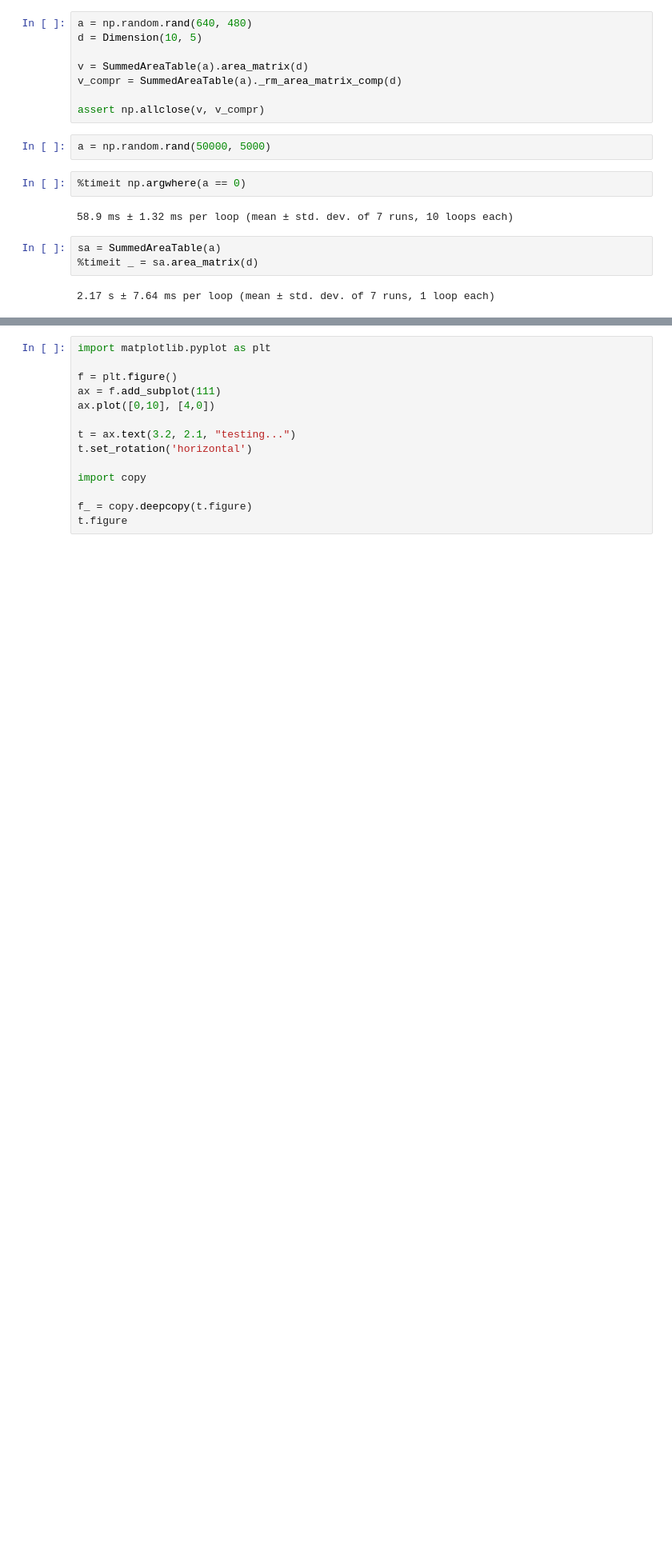
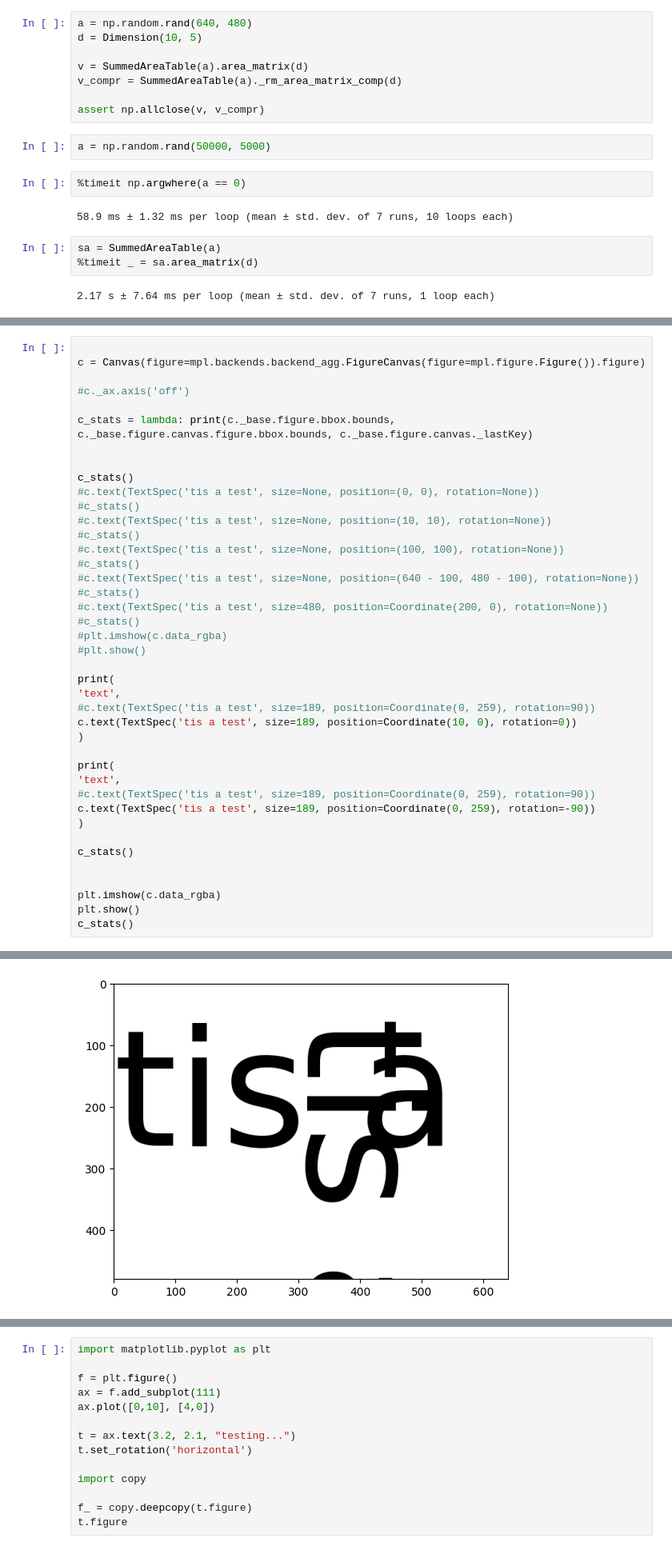
Before and after one commit to oakaigh/python-tagcloud, a Jupyter notebook: example.ipynb, the cells around one changed output, grey strips where cells are left out. Shown: that part at 80% size. Cells and saved outputs as stored; diff of their text form; blank space fills up the shorter version.

```diff
--- a/example.ipynb
+++ b/example.ipynb
@@ -1004,0 +895,42 @@ c.fig.canvas.renderer
+# %%
+
+c = Canvas(figure=mpl.backends.backend_agg.FigureCanvas(figure=mpl.figure.Figure()).figure)
+
+#c._ax.axis('off')
+
+c_stats = lambda: print(c._base.figure.bbox.bounds, c._base.figure.canvas.figure.bbox.bounds, c._base.figure.canvas._lastKey)
+
+
+c_stats()
+#c.text(TextSpec('tis a test', size=None, position=(0, 0), rotation=None))
+#c_stats()
+#c.text(TextSpec('tis a test', size=None, position=(10, 10), rotation=None))
+#c_stats()
+#c.text(TextSpec('tis a test', size=None, position=(100, 100), rotation=None))
+#c_stats()
+#c.text(TextSpec('tis a test', size=None, position=(640 - 100, 480 - 100), rotation=None))
+#c_stats()
+#c.text(TextSpec('tis a test', size=480, position=Coordinate(200, 0), rotation=None))
+#c_stats()
+#plt.imshow(c.data_rgba)
+#plt.show()
+
+print(
+'text',
+#c.text(TextSpec('tis a test', size=189, position=Coordinate(0, 259), rotation=90))
+c.text(TextSpec('tis a test', size=189, position=Coordinate(10, 0), rotation=0))
+)
+
+print(
+'text',
+#c.text(TextSpec('tis a test', size=189, position=Coordinate(0, 259), rotation=90))
+c.text(TextSpec('tis a test', size=189, position=Coordinate(0, 259), rotation=-90))
+)
+
+c_stats()
+
+
+plt.imshow(c.data_rgba)
+plt.show()
+c_stats()
+# %% [output]
@@ -1004,0 +945 @@ c.fig.canvas.renderer
+[figure, added]
```
Also changed, not shown: parts of 150 cells of this notebook, 1 other file.
